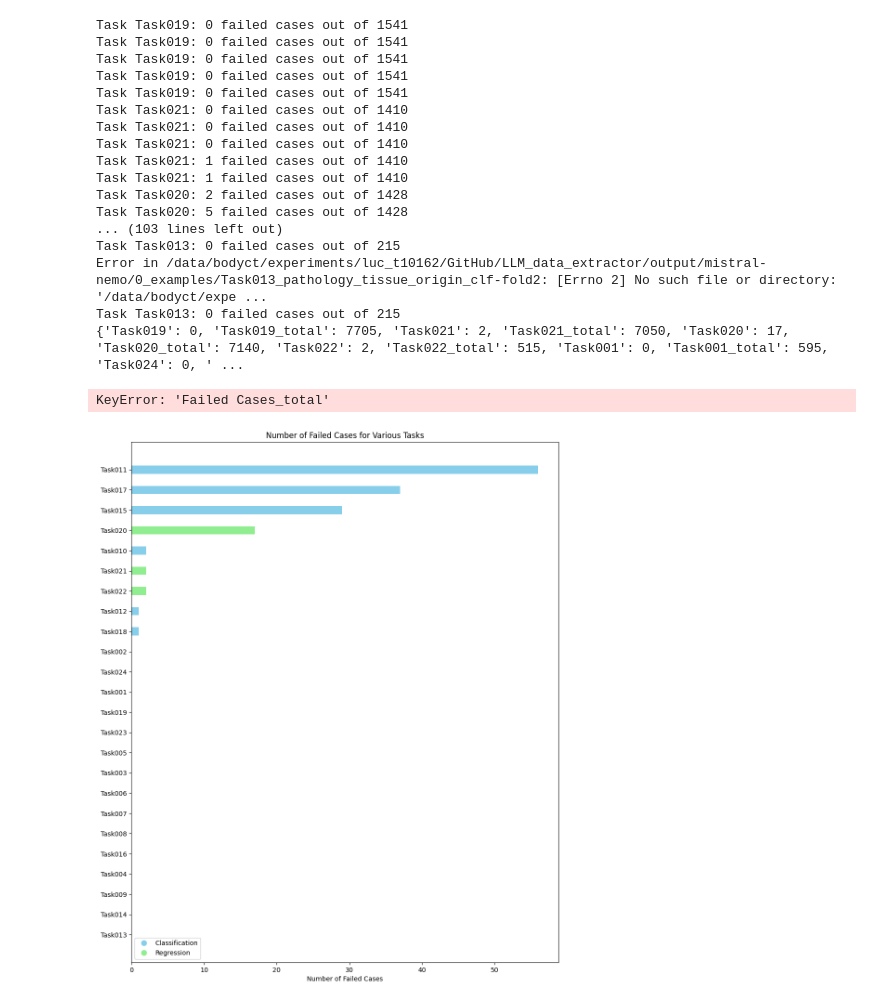
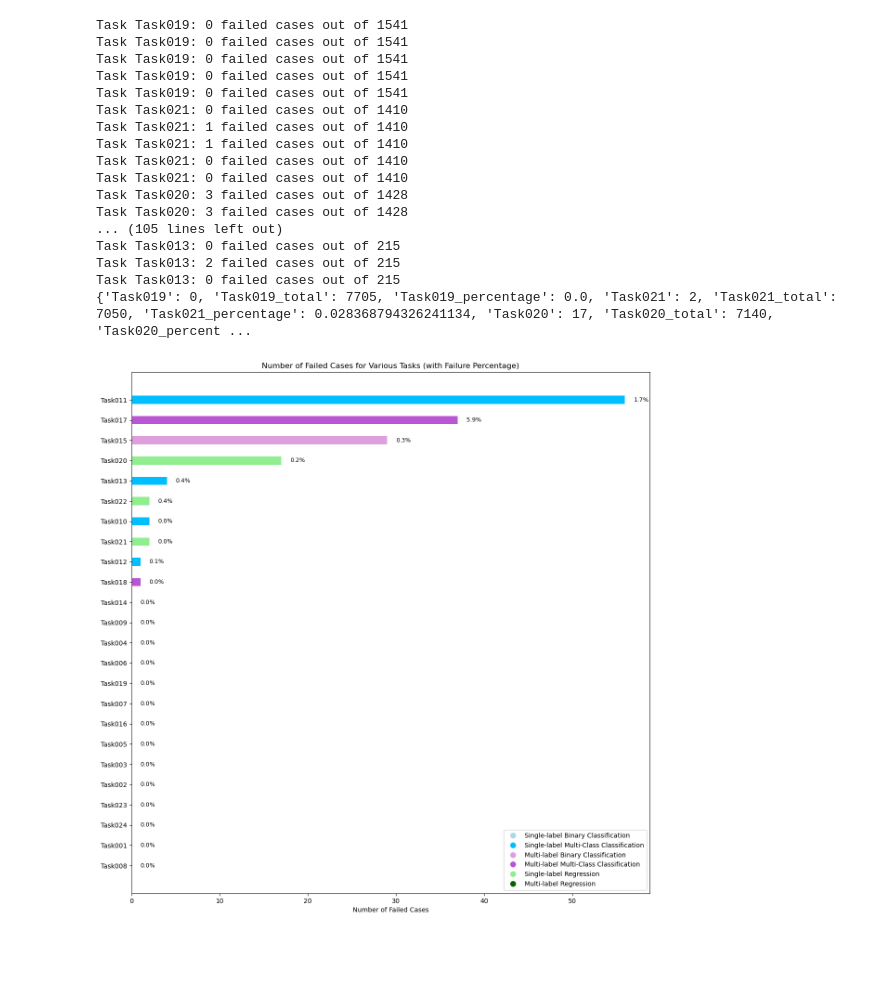
Before and after one commit to DIAGNijmegen/llm_extractinator, a Jupyter notebook: data_extractor/post_processing/plot_results.ipynb, the cells around one changed output. Drawn from its saved outputs; the diff is of its cells as text; code cells hidden in the pictures; blank space fills up the shorter version.

```diff
--- a/data_extractor/post_processing/plot_results.ipynb
+++ b/data_extractor/post_processing/plot_results.ipynb
@@ -70,7 +103,7 @@ import json
 from pathlib import Path
 
 task_ids = df['TaskID']
-output_path = Path("/data/bodyct/experiments/luc_t10162/GitHub/LLM_data_extractor/output/mistral-nemo/0_examples/")
+output_path = Path("B:/experiments/luc_t10162/GitHub/LLM_data_extractor/output/mistral-nemo/0_examples/")
 
 failed_cases_dict = {}
 
@@ -114,56 +147,72 @@ Task Task019: 0 failed cases out of 1541
 Task Task019: 0 failed cases out of 1541
 Task Task019: 0 failed cases out of 1541
 Task Task021: 0 failed cases out of 1410
+Task Task021: 1 failed cases out of 1410
+Task Task021: 1 failed cases out of 1410
 Task Task021: 0 failed cases out of 1410
 Task Task021: 0 failed cases out of 1410
-Task Task021: 1 failed cases out of 1410
-Task Task021: 1 failed cases out of 1410
-Task Task020: 2 failed cases out of 1428
-Task Task020: 5 failed cases out of 1428
-... (103 lines left out)
+Task Task020: 3 failed cases out of 1428
+Task Task020: 3 failed cases out of 1428
+... (105 lines left out)
 Task Task013: 0 failed cases out of 215
-Error in /data/bodyct/experiments/luc_t10162/GitHub/LLM_data_extractor/output/mistral-nemo/0_examples/Task013_pathology_tissue_origin_clf-fold2: [Errno 2] No such file or directory: '/data/bodyct/expe ...
+Task Task013: 2 failed cases out of 215
 Task Task013: 0 failed cases out of 215
-{'Task019': 0, 'Task019_total': 7705, 'Task021': 2, 'Task021_total': 7050, 'Task020': 17, 'Task020_total': 7140, 'Task022': 2, 'Task022_total': 515, 'Task001': 0, 'Task001_total': 595, 'Task024': 0, ' ...
+{'Task019': 0, 'Task019_total': 7705, 'Task019_percentage': 0.0, 'Task021': 2, 'Task021_total': 7050, 'Task021_percentage': 0.028368794326241134, 'Task020': 17, 'Task020_total': 7140, 'Task020_percent ...
-# %%
-# Sort each task based on the number of failed cases percentage of all cases and print
-failed_cases_df = pd.DataFrame(list(failed_cases_dict.items()), columns=['Task', 'Failed Cases'])
-failed_cases_df['TaskID'] = failed_cases_df['Task'].apply(lambda x: x.split('_')[0])  # Extracts 'TaskXXX'
-failed_cases_df = failed_cases_df.sort_values(by='Failed Cases', ascending=False).reset_index(drop=True)
-failed_cases_df['Failed Cases Percentage'] = failed_cases_df['Failed Cases'] / failed_cases_df['Failed Cases_total'] * 100
-print(failed_cases_df)
-# %% [output]
-KeyError: 'Failed Cases_total'
 # %%
+import matplotlib.pyplot as plt
+import json
+from pathlib import Path
+
 # Sort the DataFrame by the number of failed cases in descending order
 df_sorted = df.copy()  # Make a copy to avoid changing the original DataFrame
-df_sorted['FailedCases'] = df_sorted['TaskID'].map(failed_cases_dict)  # Map failed cases to a new column
+df_sorted['FailedCases'] = df_sorted['TaskID'].map(lambda task: failed_cases_dict.get(task, 0))
+df_sorted['TotalCases'] = df_sorted['TaskID'].map(lambda task: failed_cases_dict.get(f"{task}_total", 0))
+df_sorted['FailedPercentage'] = df_sorted['TaskID'].map(lambda task: failed_cases_dict.get(f"{task}_percentage", 0.0))
 df_sorted = df_sorted.sort_values(by='FailedCases', ascending=False).reset_index(drop=True)
 
-# Update the plotting code to use the sorted DataFrame
-plt.figure(figsize=(10, 0.5 * len(df_sorted)))  # Adjust height based on the sorted DataFrame
+# Dynamically adjust figure height based on the number of tasks
+plt.figure(figsize=(12, 0.5 * len(df_sorted)))  # Adjust height based on the sorted DataFrame
 
 y = range(len(df_sorted))
 
-# Horizontal bars for actual performance
+# Define color coding for each task category
+colors = {
+    'Single-label Binary Classification': 'lightblue',
+    'Single-label Multi-Class Classification': 'deepskyblue',
+    'Multi-label Binary Classification': 'plum',
+    'Multi-label Multi-Class Classification': 'mediumorchid',
+    'Single-label Regression': 'lightgreen',
+    'Multi-label Regression': 'darkgreen'
+}
+
+# Horizontal bars for failed cases
 for idx, row in df_sorted.iterrows():
-    plt.barh(y=idx, width=failed_cases_dict[row['TaskID']], height=0.4, color=colors[row['Category']], label='_nolegend_')
+    plt.barh(y=idx, width=row['FailedCases'], height=0.4, color=colors[row['Category']], label='_nolegend_')
+    # Annotate with the percentage of failed cases
+    plt.text(row['FailedCases'] + 1, idx, f"{row['FailedPercentage']:.1f}%", va='center', color='black', fontsize=9)
 
-# Reverse the y-axis to show best performance at the top
+# Reverse the y-axis to show the highest failure rates at the top
 plt.gca().invert_yaxis()
 
 # Customize plot labels and legend
 plt.yticks(ticks=y, labels=df_sorted['TaskID'])
 plt.xlabel("Number of Failed Cases")
-plt.title("Number of Failed Cases for Various Tasks")
+plt.title("Number of Failed Cases for Various Tasks (with Failure Percentage)")
 
 # Custom legend for categories
-clf_patch = plt.Line2D([0], [0], marker='o', color='w', label='Classification', markerfacecolor='skyblue', markersize=10)
-reg_patch = plt.Line2D([0], [0], marker='o', color='w', label='Regression', markerfacecolor='lightgreen', markersize=10)
-plt.legend(handles=[clf_patch, reg_patch])
+legend_patches = [
+    plt.Line2D([0], [0], marker='o', color='w', label='Single-label Binary Classification', markerfacecolor='lightblue', markersize=10),
+    plt.Line2D([0], [0], marker='o', color='w', label='Single-label Multi-Class Classification', markerfacecolor='deepskyblue', markersize=10),
+    plt.Line2D([0], [0], marker='o', color='w', label='Multi-label Binary Classification', markerfacecolor='plum', markersize=10),
+    plt.Line2D([0], [0], marker='o', color='w', label='Multi-label Multi-Class Classification', markerfacecolor='mediumorchid', markersize=10),
+    plt.Line2D([0], [0], marker='o', color='w', label='Single-label Regression', markerfacecolor='lightgreen', markersize=10),
+    plt.Line2D([0], [0], marker='o', color='w', label='Multi-label Regression', markerfacecolor='darkgreen', markersize=10)
+]
+
+plt.legend(handles=legend_patches, loc='lower right')
 
 # Apply tight layout with minimal padding
 plt.tight_layout(pad=0.5)
 plt.show()
 # %% [output]
-[figure, old version]
+[figure, new version]
```
Also changed, not shown: parts of 9 cells of this notebook, 2 other files.
